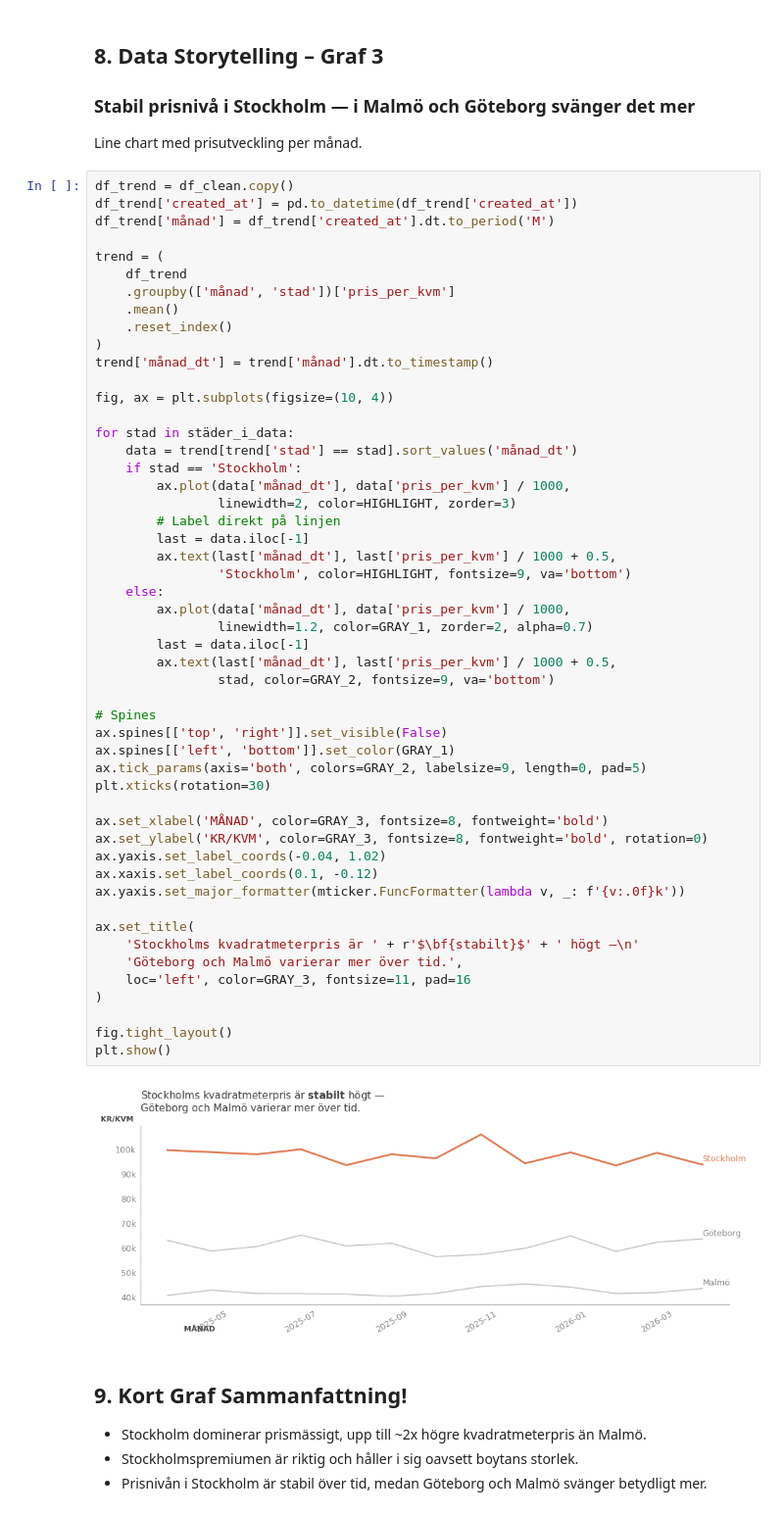
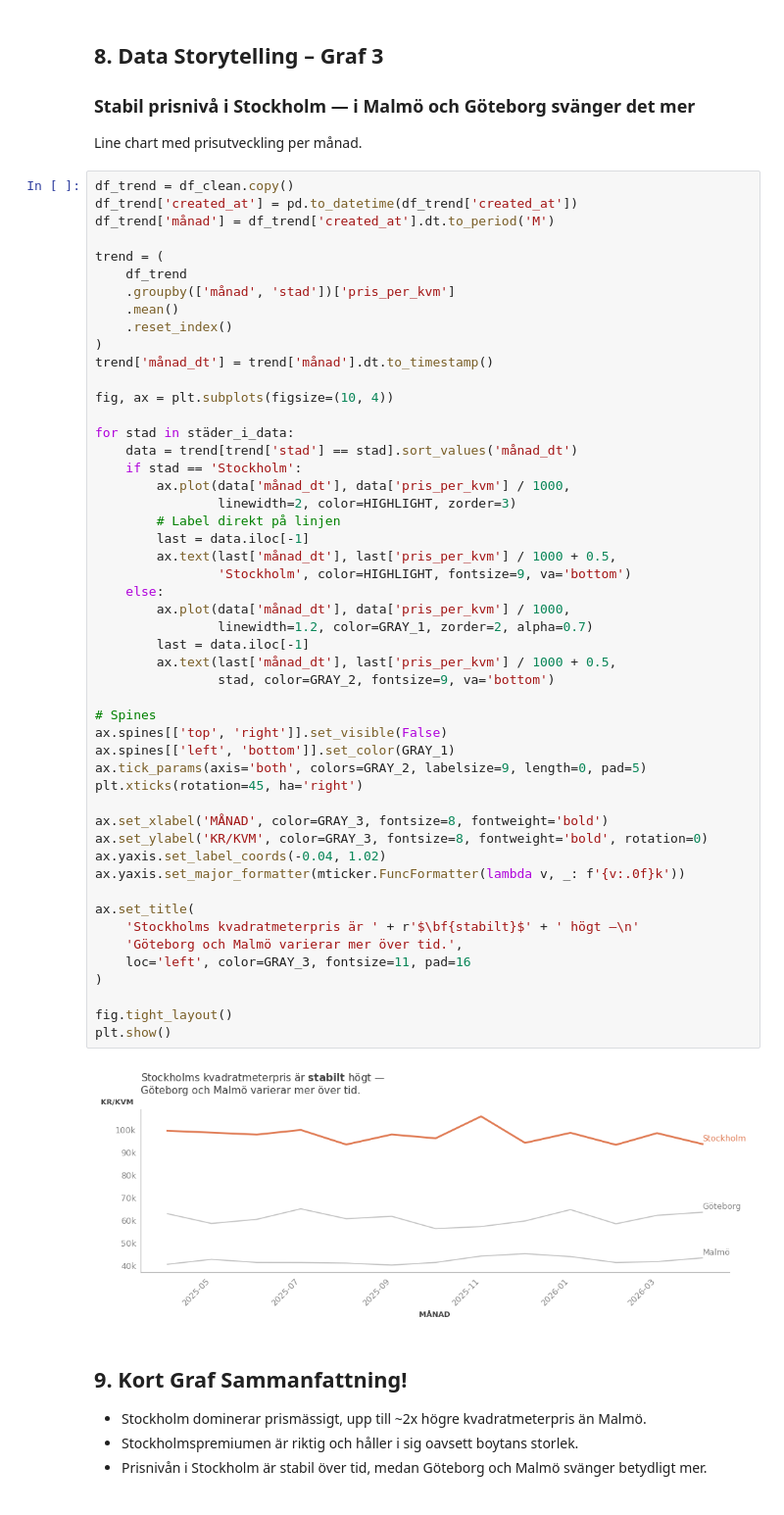
Before and after one commit to UX-DE-25-Project/UX25_DE25_Projekt_Group3, a Jupyter notebook: notebooks/eda_nasser.ipynb, the cells around one changed output. Shown at 98% size. Saved outputs shown, nothing was run; the diff lists cells and outputs as text.

```diff
--- a/notebooks/eda_nasser.ipynb
+++ b/notebooks/eda_nasser.ipynb
@@ -301,36 +301,35 @@ for stad in städer_i_data:
         # Label direkt på linjen
         last = data.iloc[-1]
         ax.text(last['månad_dt'], last['pris_per_kvm'] / 1000 + 0.5,
                 'Stockholm', color=HIGHLIGHT, fontsize=9, va='bottom')
     else:
         ax.plot(data['månad_dt'], data['pris_per_kvm'] / 1000,
                 linewidth=1.2, color=GRAY_1, zorder=2, alpha=0.7)
         last = data.iloc[-1]
         ax.text(last['månad_dt'], last['pris_per_kvm'] / 1000 + 0.5,
                 stad, color=GRAY_2, fontsize=9, va='bottom')
 
 # Spines
 ax.spines[['top', 'right']].set_visible(False)
 ax.spines[['left', 'bottom']].set_color(GRAY_1)
 ax.tick_params(axis='both', colors=GRAY_2, labelsize=9, length=0, pad=5)
-plt.xticks(rotation=30)
+plt.xticks(rotation=45, ha='right')
 
 ax.set_xlabel('MÅNAD', color=GRAY_3, fontsize=8, fontweight='bold')
 ax.set_ylabel('KR/KVM', color=GRAY_3, fontsize=8, fontweight='bold', rotation=0)
 ax.yaxis.set_label_coords(-0.04, 1.02)
-ax.xaxis.set_label_coords(0.1, -0.12)
 ax.yaxis.set_major_formatter(mticker.FuncFormatter(lambda v, _: f'{v:.0f}k'))
 
 ax.set_title(
     'Stockholms kvadratmeterpris är ' + r'$\bf{stabilt}$' + ' högt —\n'
     'Göteborg och Malmö varierar mer över tid.',
     loc='left', color=GRAY_3, fontsize=11, pad=16
 )
 
 fig.tight_layout()
 plt.show()
 # %% [output]
-[figure, old version]
+[figure, new version]
 # %% [markdown]
 ## 9. Kort Graf Sammanfattning!
 
```
